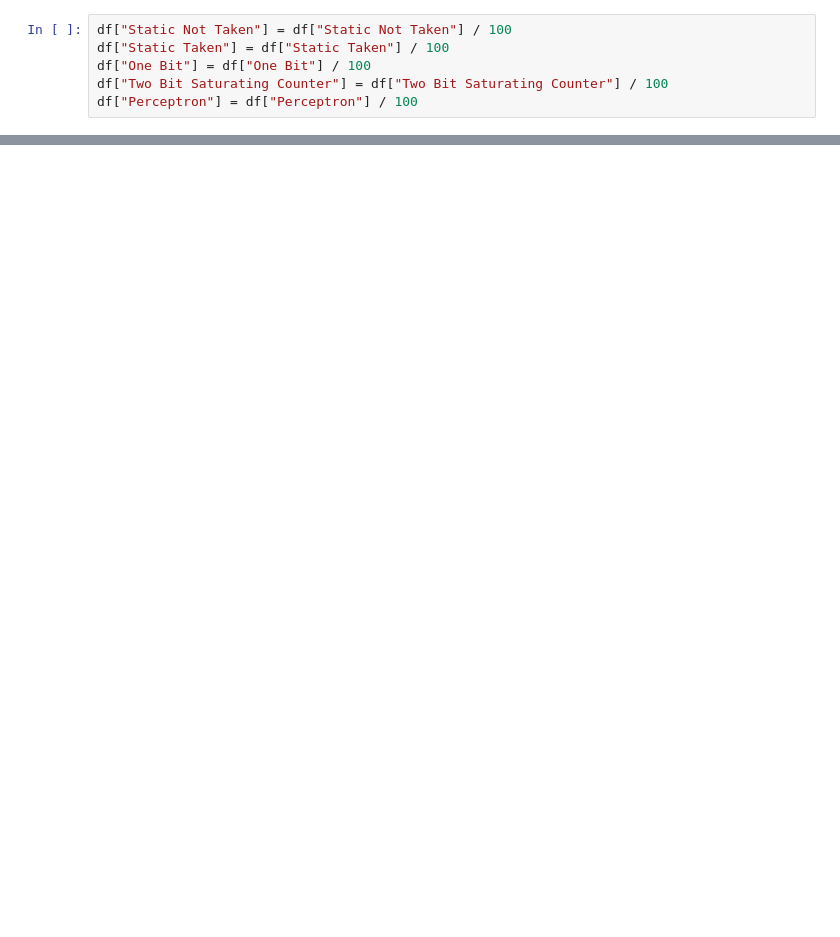
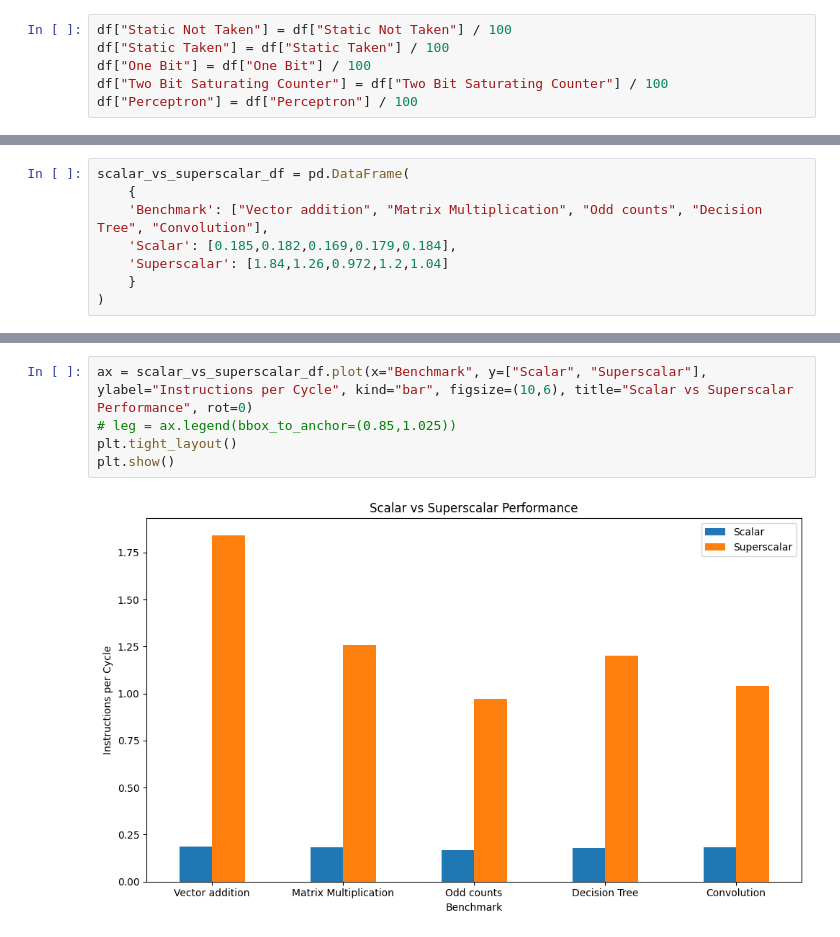
Before and after one commit to clarence-lee-sheng/superscalar-simulator, a Jupyter notebook: presentation/generate_graphs.ipynb, the cells around one changed output, grey strips where cells are left out. Drawn from its saved outputs; the diff is of its cells as text; blank space fills up the shorter version.

```diff
--- a/presentation/generate_graphs.ipynb
+++ b/presentation/generate_graphs.ipynb
@@ -28,0 +29,8 @@ plt.show()
+# %%
+scalar_vs_superscalar_df = pd.DataFrame(
+    {
+    'Benchmark': ["Vector addition", "Matrix Multiplication", "Odd counts", "Decision Tree", "Convolution"],
+    'Scalar': [0.185,0.182,0.169,0.179,0.184],
+    'Superscalar': [1.84,1.26,0.972,1.2,1.04]
+    }
+)
@@ -28,0 +46,7 @@ plt.show()
+# %%
+ax = scalar_vs_superscalar_df.plot(x="Benchmark", y=["Scalar", "Superscalar"], ylabel="Instructions per Cycle", kind="bar", figsize=(10,6), title="Scalar vs Superscalar Performance", rot=0)
+# leg = ax.legend(bbox_to_anchor=(0.85,1.025))
+plt.tight_layout()
+plt.show()
+# %% [output]
+[figure, added]
```
Also changed, not shown: parts of 5 cells of this notebook.
